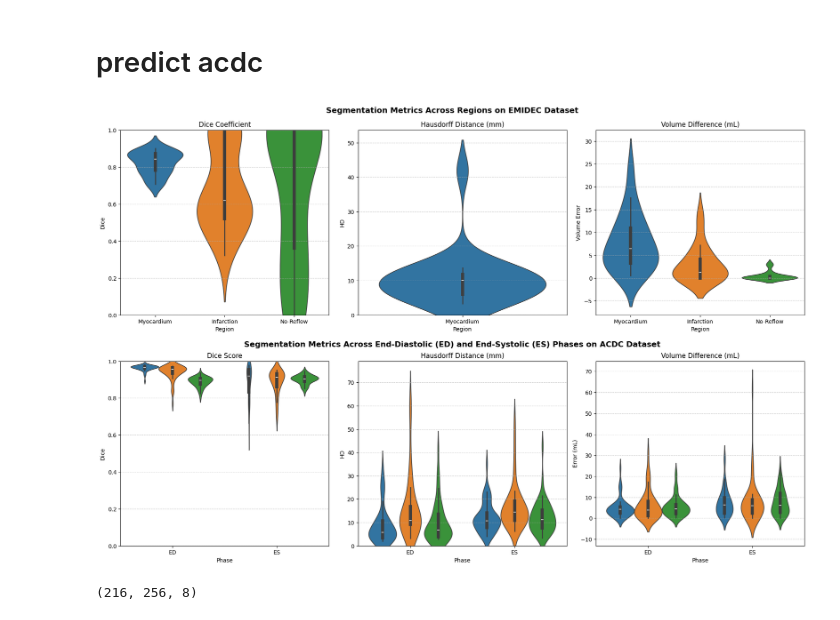
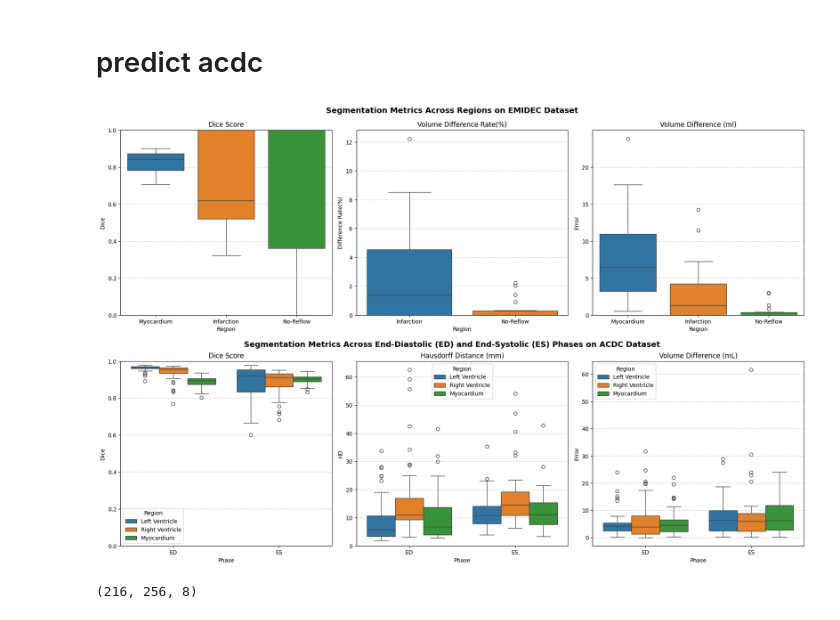
Before and after one commit to minhnhattrinh312/EMIDEC, a Jupyter notebook: predict.ipynb, the cells around one changed output. Saved outputs shown, nothing was run; the diff lists cells and outputs as text; code cells hidden in the pictures.

```diff
--- a/predict.ipynb
+++ b/predict.ipynb
@@ -218,10 +248,10 @@ result_acdc.head()
 df_long = result_acdc.melt(id_vars='patient_name', var_name='Metric_Label', value_name='Value')
 
 # Extract Metric type (Dice, HD, Err), Phase (ED, ES), and Region (LV, RV, MYO)
-df_long[['Metric', 'Phase', 'Region']] = df_long['Metric_Label'].str.extract(r'(\w+)\s+(ED|ES)\s+(\w+)')
+df_long[['Metric', 'Phase', 'Region']] = df_long['Metric_Label'].str.extract(r'(\w+)\s+(ED|ES)\s+(Left Ventricle|Right Ventricle|Myocardium)')
 
 result_emidec = pd.read_csv("csv_files/result_emidec.csv")
-result_emidec = result_emidec.drop(columns=["Volume_Myocardium","Volume_Infarction", "Volume_No-Reflow"])
+result_emidec = result_emidec.drop(columns=["Volume_Myocardium","Volume_Infarction", "Volume_No-Reflow","HD_Myocardium"])
 result_emidec.head()
 df_emidec = result_emidec.melt(id_vars='patient_name',
                                var_name='Metric_Label',
@@ -229,7 +259,7 @@ df_emidec = result_emidec.melt(id_vars='patient_name',
 
 # Extract Metric + Region
 df_emidec[['Metric', 'Region']] = df_emidec['Metric_Label'].str.extract(
-    r'(Dice|HD|Err).*_(Myocardium|Infarction|No-Reflow)'
+    r'(Dice|Err|Vol_Difference).*_(Myocardium|Infarction|No-Reflow)'
 )
 
 # Rename 'Err' to 'Volume Error' for clarity
@@ -244,19 +274,19 @@ fig, axes = plt.subplots(2, 3, figsize=(18, 12))
 # ==========================================================
 # === Row 1: EMIDEC dataset
 # ==========================================================
-metrics_emidec = ['Dice', 'HD', 'Volume Error']
-titles_emidec = ['Dice Coefficient', 'Hausdorff Distance (mm)', 'Volume Difference (mL)']
+metrics_emidec = ['Dice', 'Vol_Difference', 'Volume Error']
+titles_emidec = ['Dice Score', 'Volume Difference Rate(%)', 'Volume Difference (ml)']
 
 for ax, metric, title in zip(axes[0], metrics_emidec, titles_emidec):
     subset = df_emidec[df_emidec['Metric'] == metric]
 
-    sns.violinplot(
+    sns.boxplot(
         x='Region',
         y='Value',
         hue='Region',
         data=subset,
-        inner='box',
         ax=ax,
+        showfliers=True,  # optional: hides outliers for cleaner look
         legend=False
     )
 
@@ -267,8 +297,12 @@ for ax, metric, title in zip(axes[0], metrics_emidec, titles_emidec):
 
     if metric == 'Dice':
         ax.set_ylim(0, 1)
-    elif metric == 'HD':
+    elif metric == 'Vol_Difference':
         ax.set_ylim(0, None)
+        ax.set_ylabel('Difference Rate(%)')
+    elif metric == 'Volume Error':
+        ax.set_ylim(0, None)
+        ax.set_ylabel('Error')
 
 # Add EMIDEC subtitle manually
 fig.text(0.5, 0.96, 'Segmentation Metrics Across Regions on EMIDEC Dataset',
@@ -283,44 +317,45 @@ titles_acdc = ['Dice Score', 'Hausdorff Distance (mm)', 'Volume Difference (mL)'
 for ax, metric, title in zip(axes[1], metrics_acdc, titles_acdc):
     subset = df_long[df_long['Metric'] == metric]
 
-    sns.violinplot(
+    sns.boxplot(
         x='Phase',
         y='Value',
         hue='Region',
         data=subset,
-        inner='box',
         ax=ax,
-        legend=False
+        showfliers=True,
+        legend=True
     )
 
     ax.set_title(title)
     ax.set_xlabel('Phase')
     ax.set_ylabel(metric)
     ax.grid(axis='y', linestyle='--', alpha=0.6)
 
     if metric == 'Dice':
         ax.set_ylim(0, 1)
     elif metric == 'HD':
         ax.set_ylim(0, None)
     elif metric == 'Err':
-        ax.set_ylabel('Error (mL)')
+        ax.set_ylabel('Error')
+
 plt.subplots_adjust(hspace=0.9, bottom=0.12)
 
 # Add ACDC subtitle manually
 fig.text(0.5, 0.47, 'Segmentation Metrics Across End-Diastolic (ED) and End-Systolic (ES) Phases on ACDC Dataset',
          ha='center', va='center', fontsize=14, fontweight='bold')
 
 # ==========================================================
 # === Final formatting
 # ==========================================================
 
 plt.tight_layout(rect=[0, 0, 1, 0.95])
 plt.subplots_adjust(hspace=0.25)
 plt.savefig("figures/segmentation_metrics.png", dpi=300)
 
 plt.show()
 # %% [output]
-[figure, old version]
+[figure, new version]
 # %%
 ED_image.shape
 # %% [output]
```
Also changed, not shown: parts of 3 cells of this notebook, 9 other files.
